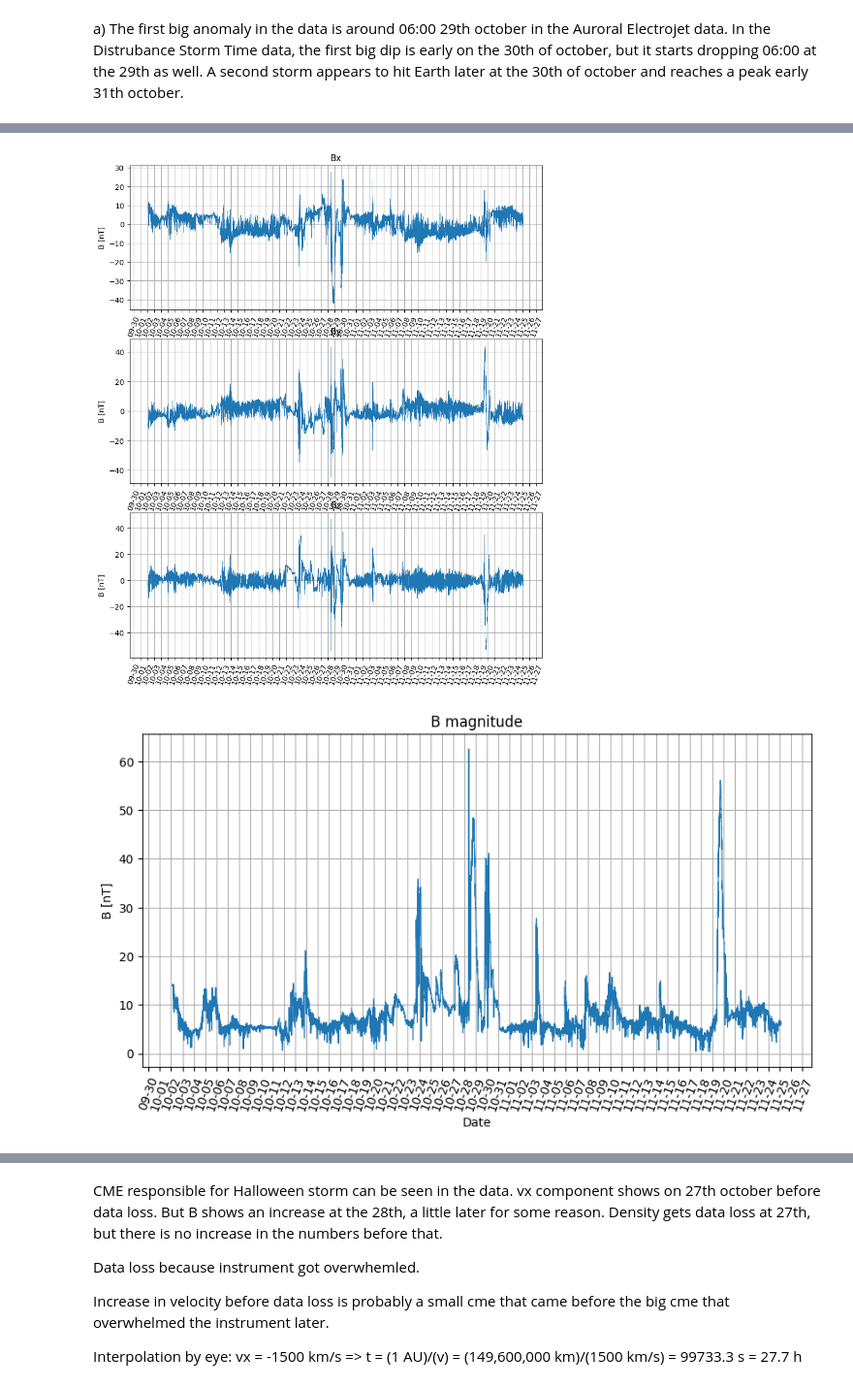
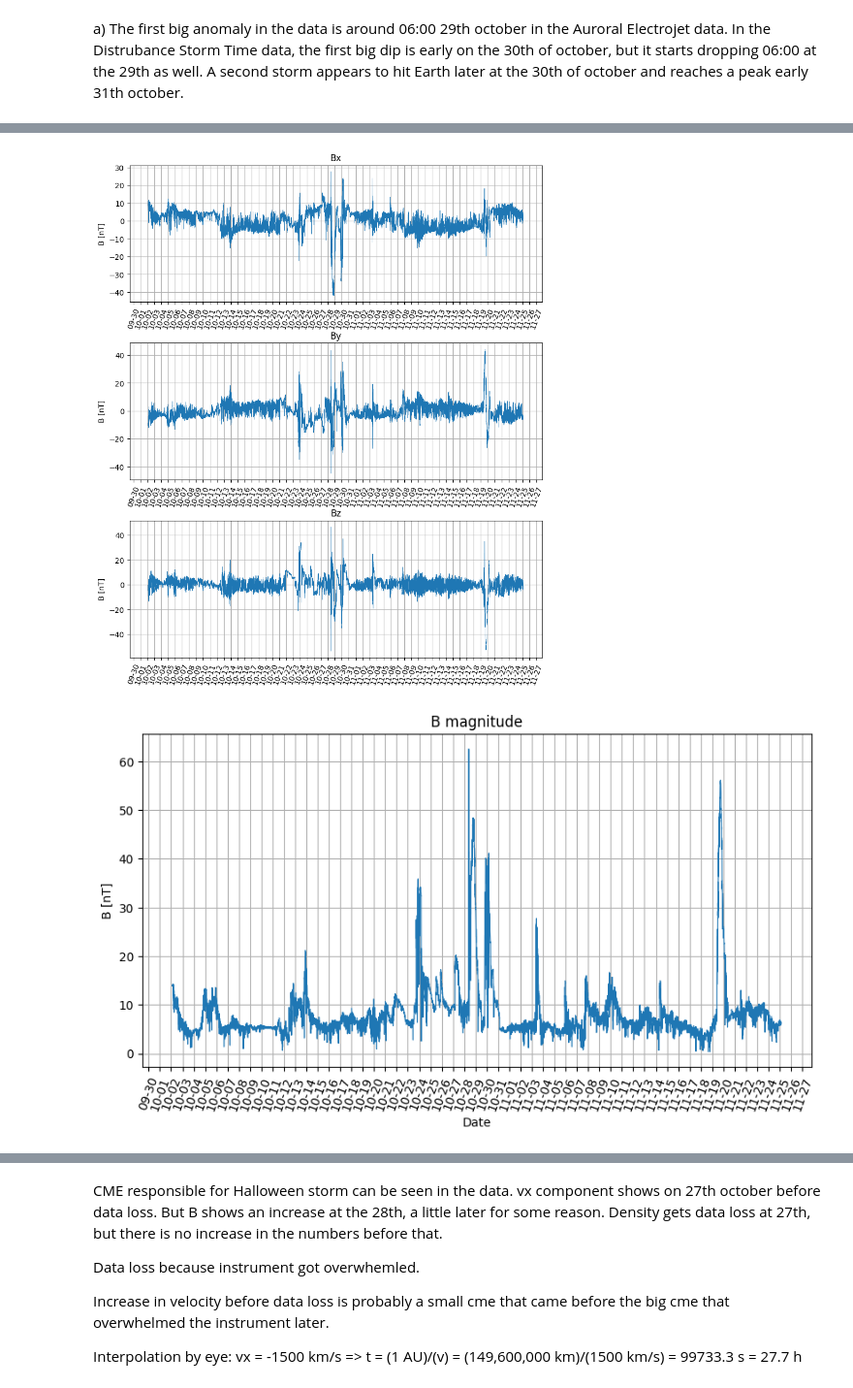
Before and after one commit to Emilwikk/Space-Physics-Labs, a Jupyter notebook: src/6_3_Halloween_Storm.ipynb, the cells around one changed output, grey strips where cells are left out. Shown at 97% size. Drawn from its saved outputs; the diff is of its cells as text; code cells hidden in the pictures.

```diff
--- a/src/6_3_Halloween_Storm.ipynb
+++ b/src/6_3_Halloween_Storm.ipynb
@@ -60,6 +60,7 @@ date = (pd.to_datetime(Y.astype(str), format="%Y")
         + pd.to_timedelta(S, unit="s"))
 
 fig, axs = plt.subplots(3,1,sharex=0, figsize=(10,12))
+fig.subplots_adjust(hspace=0.3)
 axs[0].plot(date,B[:,0],lw=0.4,label="Bx")
 axs[0].set_title("Bx")
 axs[0].set_ylabel("B [nT]")
@@ -112,6 +113,7 @@ plt.grid(True)
 plt.show()
 
 fig, axs = plt.subplots(3,1,sharex=0, figsize=(10,12))
+fig.subplots_adjust(hspace=0.3)
 axs[0].plot(date,pro_vel[:,0],lw=0.4,label="Bx")
 axs[0].set_title("vx")
 axs[0].set_ylabel("v [km/s]")
@@ -139,33 +141,34 @@ for ax in axs:
 plt.show()
 
 
 fig, axs = plt.subplots(3,1,sharex=0, figsize=(10,12))
+fig.subplots_adjust(hspace=0.3)
 axs[0].plot(date,ACE_pos[:,0],lw=0.4,label="x")
 axs[0].set_title("x")
 axs[0].set_ylabel("Position [km]")
 axs[0].xaxis.set_major_locator(mdates.HourLocator(interval=24))  # every 24 hours
 axs[0].xaxis.set_major_formatter(mdates.DateFormatter('%m-%d'))
 axs[0].tick_params(axis='x', rotation=70)
 
 axs[1].plot(date,ACE_pos[:,1],lw=0.4,label="y")
 axs[1].set_title("y")
 axs[1].set_ylabel("Position [km]")
 axs[1].xaxis.set_major_locator(mdates.HourLocator(interval=24))  # every 24 hours
 axs[1].xaxis.set_major_formatter(mdates.DateFormatter('%m-%d'))
 axs[1].tick_params(axis='x', rotation=70)
 
 axs[2].plot(date,ACE_pos[:,2],lw=0.4,label="z")
 axs[2].set_title("z")
 axs[2].set_ylabel("Position [km]")
 axs[2].xaxis.set_major_locator(mdates.HourLocator(interval=24))  # every 24 hours
 axs[2].xaxis.set_major_formatter(mdates.DateFormatter('%m-%d'))
 axs[2].tick_params(axis='x', rotation=70)
 
 for ax in axs:
     ax.grid(True)
 
 plt.show()
 # %% [output]
-[figure, old version]
+[figure, new version]
 [figure]
 [figure]
```
Also changed, not shown: parts of 5 cells of this notebook.
